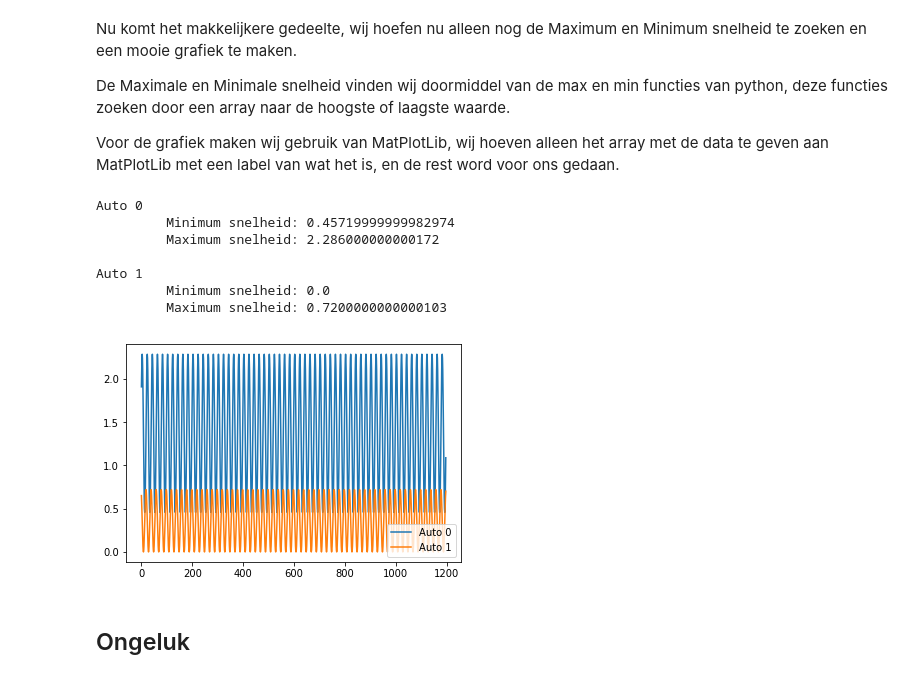
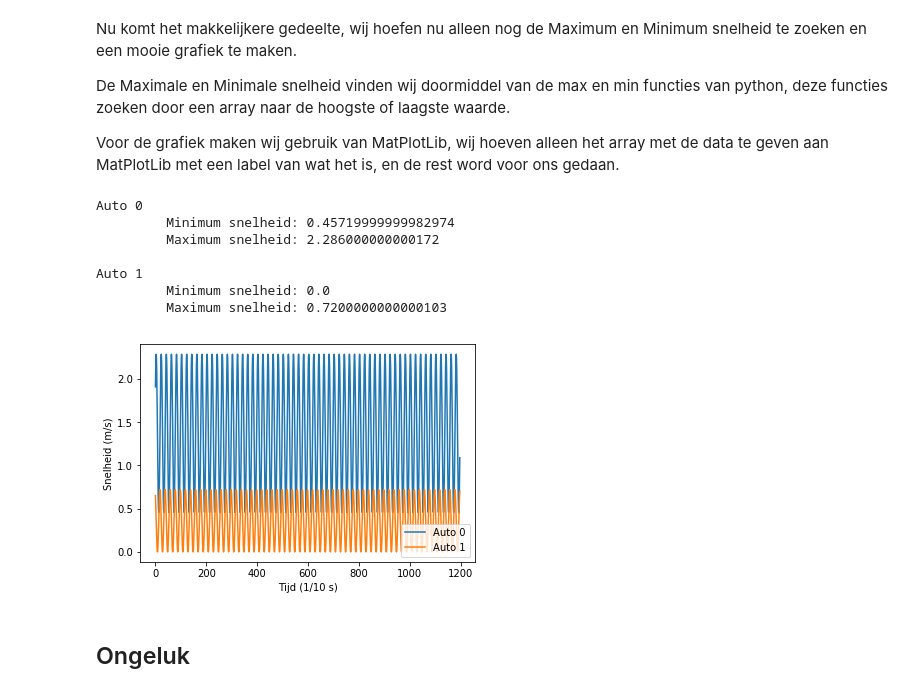
Before and after one commit to JordyAlkema/2018_TAAI-V1AC, a Jupyter notebook: Verkeersimulatie/Verkeersimulatie.ipynb, the cells around one changed output. Cells and saved outputs as stored; diff of their text form; code cells hidden in the pictures.

```diff
--- a/Verkeersimulatie/Verkeersimulatie.ipynb
+++ b/Verkeersimulatie/Verkeersimulatie.ipynb
@@ -45,25 +45,29 @@ Voor de grafiek maken wij gebruik van MatPlotLib, wij hoeven alleen het array me
 # %%
 cars = parse_speed_csv(speed_file_path)
 
 for car in range(len(cars)):
     plt.plot(cars[car], label='Auto ' + str(car))
 
     # Print data
     print('Auto ' + str(car))
     print('\t Minimum snelheid: ' + str(min(cars[car])))
     print('\t Maximum snelheid: ' + str(max(cars[car])) + '\n')
 
 plt.legend(loc='lower right')
+
+plt.xlabel('Tijd (1/10 s)')
+plt.ylabel('Snelheid (m/s)')
+
 plt.show()
 # %% [output]
 Auto 0
          Minimum snelheid: 0.45719999999982974
          Maximum snelheid: 2.286000000000172
 
 Auto 1
          Minimum snelheid: 0.0
          Maximum snelheid: 0.7200000000000103
-[figure, old version]
+[figure, new version]
 # %% [markdown]
 ## Ongeluk
 # %% [markdown]
```
Also changed, not shown: 4 other files.
